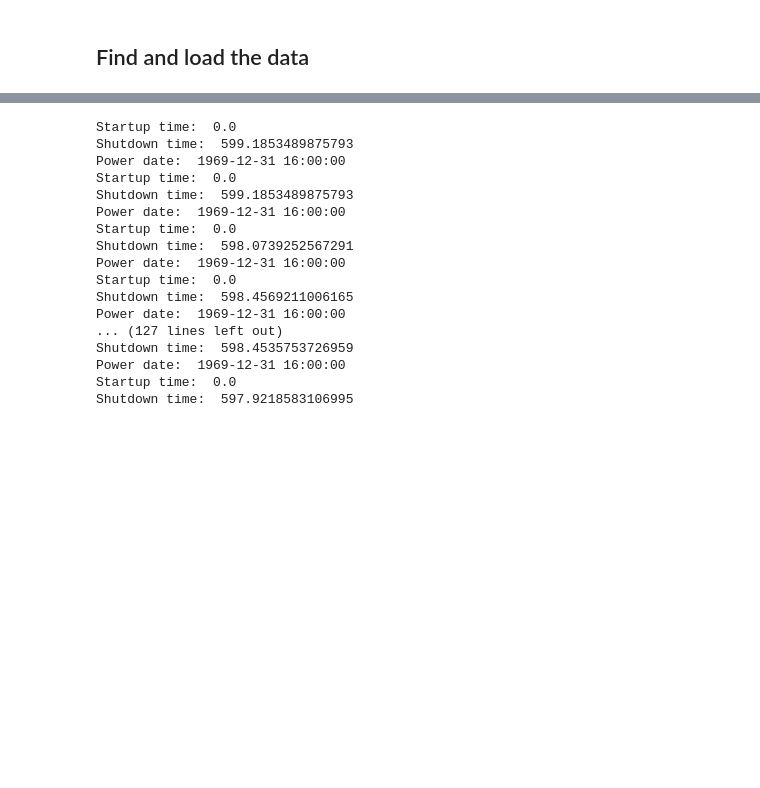
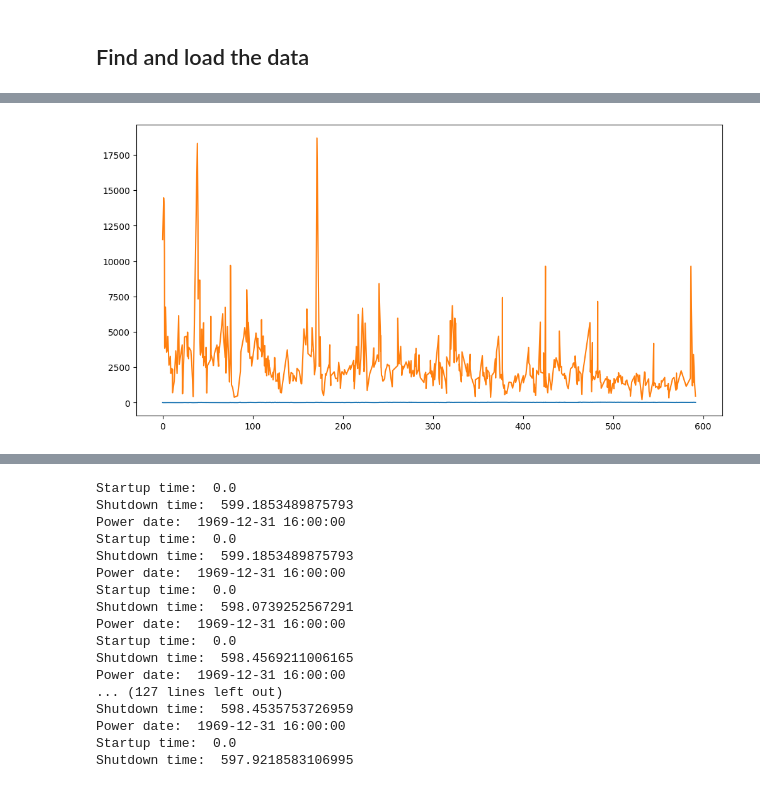
Before and after one commit to grantwilkins/powertrace-sim, a Jupyter notebook: model/data_prep.ipynb, the cells around one changed output, grey strips where cells are left out. Saved outputs shown, nothing was run; the diff lists cells and outputs as text; code cells hidden in the pictures; blank space fills up the shorter version.

```diff
--- a/model/data_prep.ipynb
+++ b/model/data_prep.ipynb
@@ -336,3 +336,11 @@ Successfully processed 47 experiment pairs
+# %%
+plt.figure(figsize=(12, 6))
+plt.plot(results_dfs[-9]["Request Time"], results_dfs[-9]["Decode Throughput"])
+plt.plot(results_dfs[-9]["Request Time"], results_dfs[-9]["Prefill Throughput"])
+# plt.plot(results_dfs[-10]["Request Time"], results_dfs[-10]["Decode Tokens"])
+plt.show()
+# %% [output]
+[figure, added]
 # %%
 # check that power and results dataframes have same date for their timestamps
 sort_power_dfs = power_dfs.copy()
```
Also changed, not shown: parts of 2 cells of this notebook, 36 other files.
